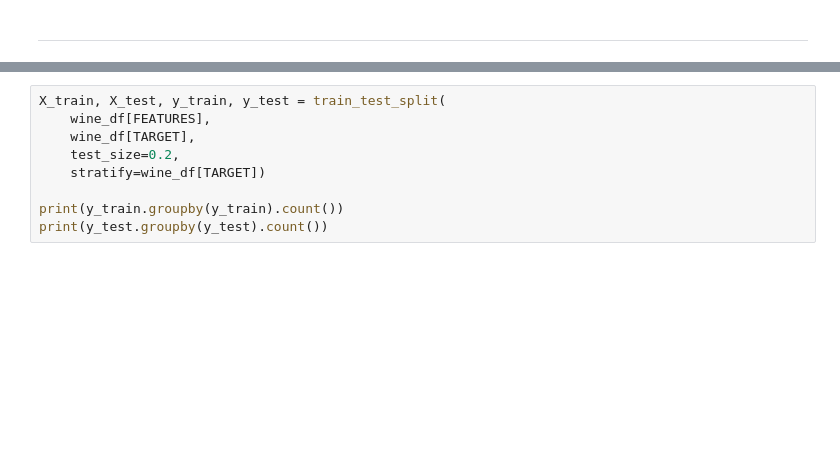
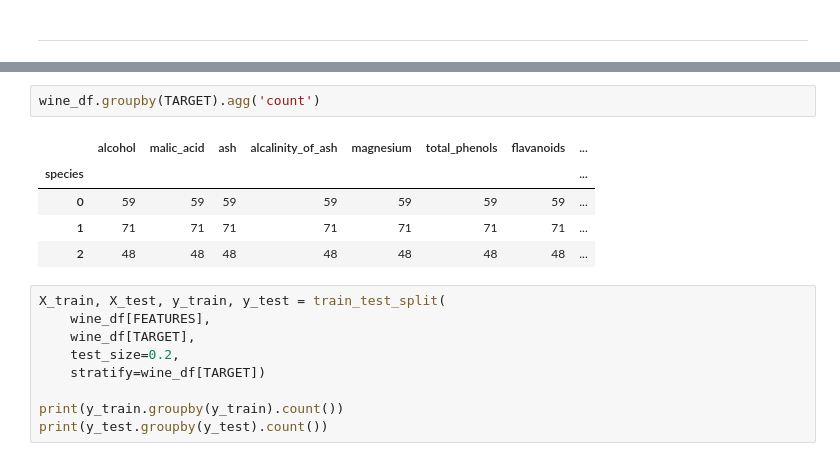
Before and after one commit to claudiasofiana/Tugas-PSSO-claudia, a Jupyter notebook: ClaudiaSofiana_Multiclass_classification_colab.ipynb, the cells around one changed output, grey strips where cells are left out. Drawn from its saved outputs; the diff is of its cells as text; blank space fills up the shorter version.

```diff
--- a/ClaudiaSofiana_Multiclass_classification_colab.ipynb
+++ b/ClaudiaSofiana_Multiclass_classification_colab.ipynb
@@ -530,3 +556,11 @@ wine_df.head(10)
+# %%
+wine_df.groupby(TARGET).agg('count')
+# %% [output]
+|  | alcohol | malic_acid | ash | alcalinity_of_ash | magnesium | total_phenols | flavanoids | ... |
+| species |  |  |  |  |  |  |  | ... |
+| 0 | 59 | 59 | 59 | 59 | 59 | 59 | 59 | ... |
+| 1 | 71 | 71 | 71 | 71 | 71 | 71 | 71 | ... |
+| 2 | 48 | 48 | 48 | 48 | 48 | 48 | 48 | ... |
 # %%
 X_train, X_test, y_train, y_test = train_test_split(
     wine_df[FEATURES],
```
Also changed, not shown: parts of 11 cells of this notebook.
